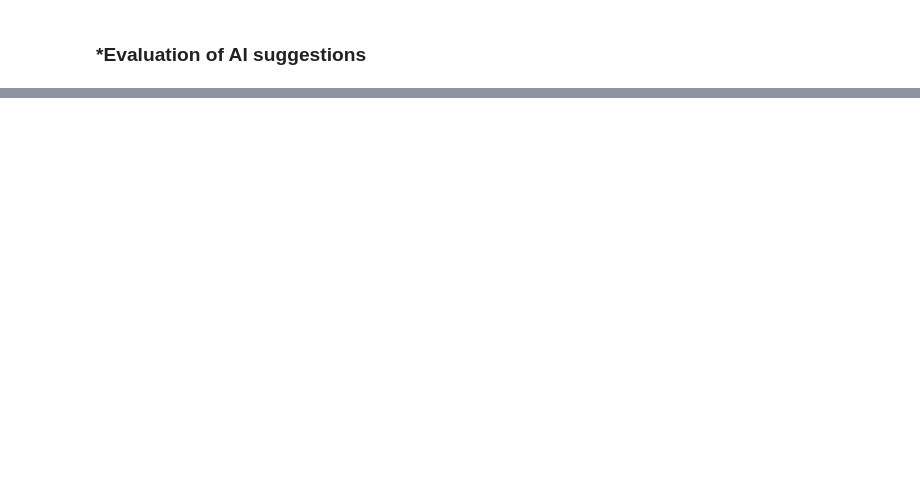
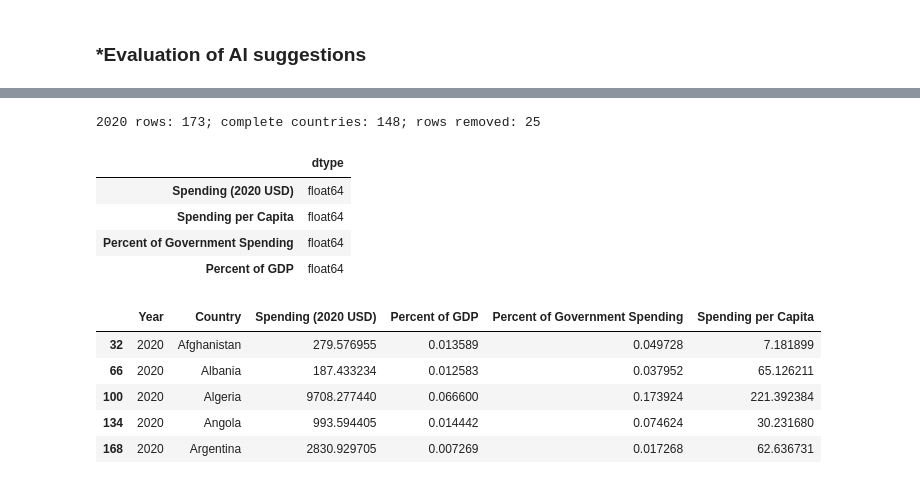
Before and after one commit to yilinw762/A04-clustering, a Jupyter notebook: notebook.ipynb, the cells around one changed output, grey strips where cells are left out. Saved outputs shown, nothing was run; the diff lists cells and outputs as text; code cells hidden in the pictures; blank space fills up the shorter version.

```diff
--- a/notebook.ipynb
+++ b/notebook.ipynb
@@ -386,0 +503,38 @@ After the evaluation of AI suggestions, incorporate the accepted revisions into
+# %%
+# Q2.1: filter, remove missing rows, and inspect data quality.
+raw_p2 = pd.read_csv('data/SIPRI Military Expenditure Database.csv')
+features_p2 = ['Spending (2020 USD)', 'Spending per Capita',
+               'Percent of Government Spending', 'Percent of GDP']
+year_2020 = raw_p2.loc[raw_p2['Year'].eq(2020)].copy()
+military = year_2020.dropna().drop(columns=['index']).copy()
+military['Country'] = military['Country'].str.strip()
+assert len(military) == 148, 'Unexpected number of complete countries'
+assert military['Country'].ne('').all()
+assert military['Country'].is_unique, 'Duplicate country observations'
+assert all(pd.api.types.is_numeric_dtype(military[c]) for c in features_p2)
+assert np.isfinite(military[features_p2].to_numpy()).all()
+assert military[features_p2].ge(0).all().all()
+print(f'2020 rows: {len(year_2020)}; complete countries: {len(military)}; '
+      f'rows removed: {len(year_2020) - len(military)}')
+display(military[features_p2].dtypes.rename('dtype').to_frame())
+display(military.head())
+
+spending_features = features_p2[:2]
+burden_features = features_p2[2:]
+# Each model gets its own scaler fitted to its selected features.
+spending_X = MinMaxScaler().fit_transform(military[spending_features])
+burden_X = MinMaxScaler().fit_transform(military[burden_features])
+all_X = MinMaxScaler().fit_transform(military[features_p2])
+# %% [output]
+2020 rows: 173; complete countries: 148; rows removed: 25
+|  | dtype |
+| Spending (2020 USD) | float64 |
+| Spending per Capita | float64 |
+| Percent of Government Spending | float64 |
+| Percent of GDP | float64 |
+|  | Year | Country | Spending (2020 USD) | Percent of GDP | Percent of Government Spending | Spending per Capita |
+| 32 | 2020 | Afghanistan | 279.576955 | 0.013589 | 0.049728 | 7.181899 |
+| 66 | 2020 | Albania | 187.433234 | 0.012583 | 0.037952 | 65.126211 |
+| 100 | 2020 | Algeria | 9708.277440 | 0.066600 | 0.173924 | 221.392384 |
+| 134 | 2020 | Angola | 993.594405 | 0.014442 | 0.074624 | 30.231680 |
+| 168 | 2020 | Argentina | 2830.929705 | 0.007269 | 0.017268 | 62.636731 |
```
Also changed, not shown: parts of 22 cells of this notebook.
